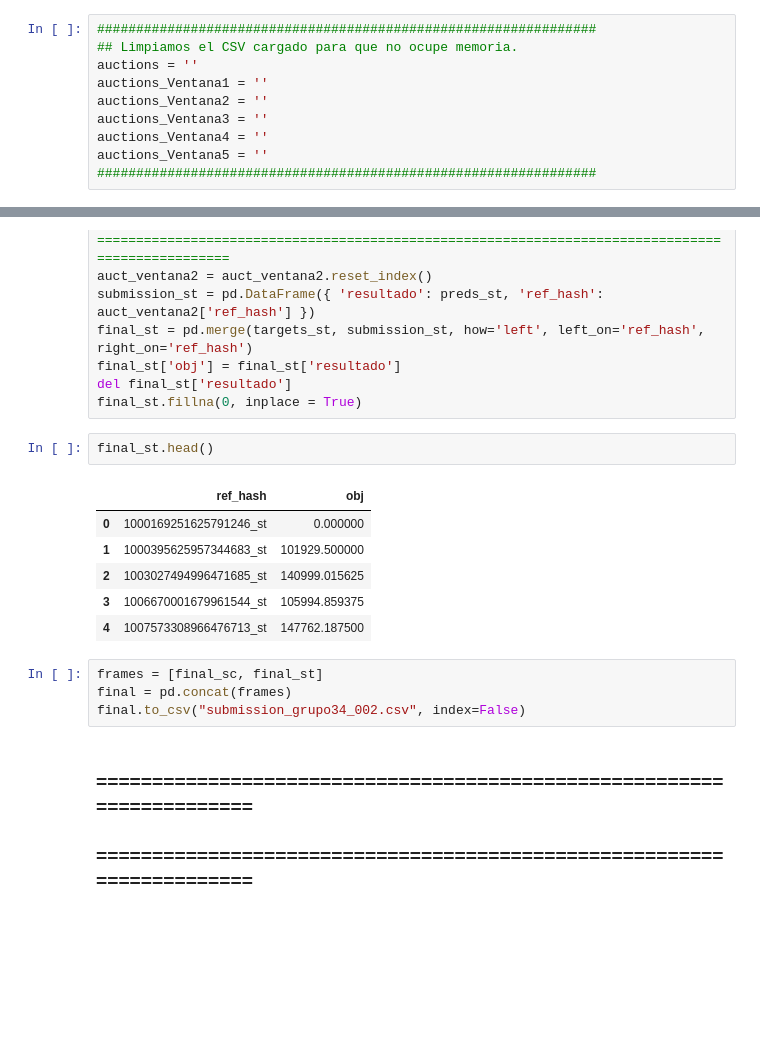
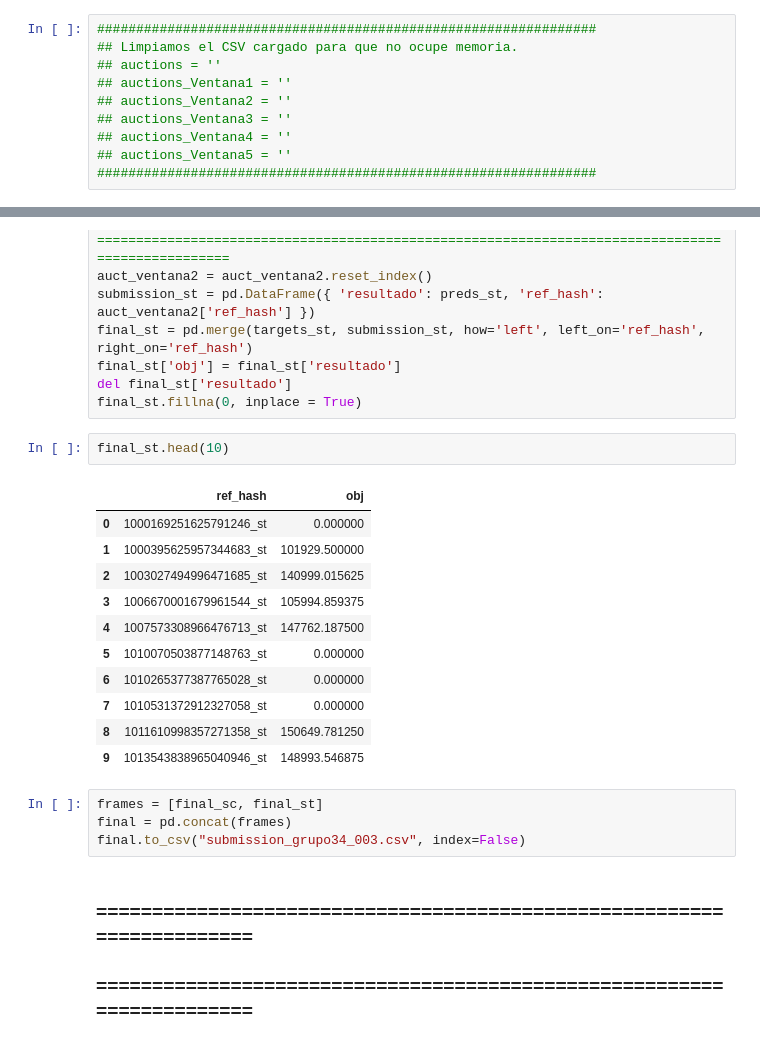
Before and after one commit to asilvestri2020/7506_1C2019, a Jupyter notebook: TP2/TP2_Continuacion_Andres.ipynb, the cells around one changed output, grey strips where cells are left out. Drawn from its saved outputs; the diff is of its cells as text; blank space fills up the shorter version.

```diff
--- a/TP2/TP2_Continuacion_Andres.ipynb
+++ b/TP2/TP2_Continuacion_Andres.ipynb
@@ -334,12 +335,12 @@ auctions_Ventana2 = auctions[(auctions['dia'] >= 24) & (auctions['dia'] <= 26)]
 # %%
 ################################################################
 ## Limpiamos el CSV cargado para que no ocupe memoria.
-auctions = ''
-auctions_Ventana1 = ''
-auctions_Ventana2 = ''
-auctions_Ventana3 = ''
-auctions_Ventana4 = ''
-auctions_Ventana5 = ''
+## auctions = ''
+## auctions_Ventana1 = ''
+## auctions_Ventana2 = ''
+## auctions_Ventana3 = ''
+## auctions_Ventana4 = ''
+## auctions_Ventana5 = ''
 ################################################################
 # %%
 ################################################################
@@ -501,18 +494,23 @@ final_st['obj'] = final_st['resultado']
 del final_st['resultado']
 final_st.fillna(0, inplace = True)
 # %%
-final_st.head()
+final_st.head(10)
 # %% [output]
 |  | ref_hash | obj |
 | 0 | 1000169251625791246_st | 0.000000 |
 | 1 | 1000395625957344683_st | 101929.500000 |
 | 2 | 1003027494996471685_st | 140999.015625 |
 | 3 | 1006670001679961544_st | 105994.859375 |
 | 4 | 1007573308966476713_st | 147762.187500 |
+| 5 | 1010070503877148763_st | 0.000000 |
+| 6 | 1010265377387765028_st | 0.000000 |
+| 7 | 1010531372912327058_st | 0.000000 |
+| 8 | 1011610998357271358_st | 150649.781250 |
+| 9 | 1013543838965040946_st | 148993.546875 |
 # %%
 frames = [final_sc, final_st]
 final = pd.concat(frames)
-final.to_csv("submission_grupo34_002.csv", index=False)
+final.to_csv("submission_grupo34_003.csv", index=False)
 # %% [markdown]
 ### ======================================================================
 ### ======================================================================
```
Also changed, not shown: parts of 10 cells of this notebook, 1 other file.
